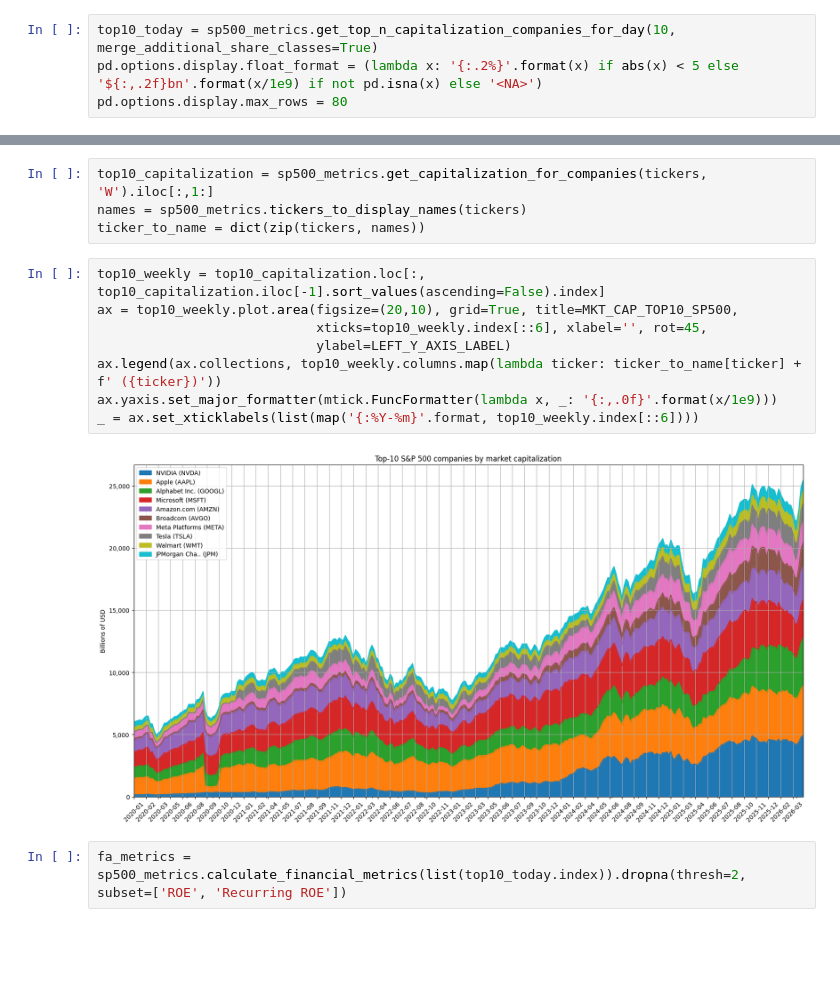
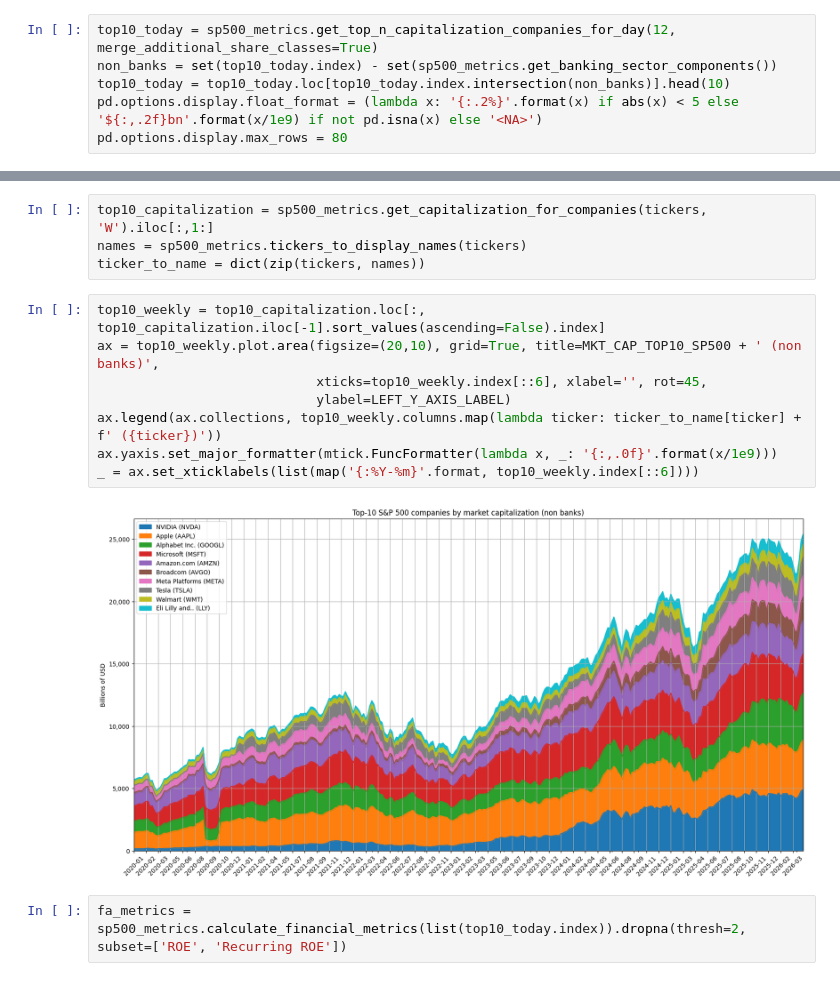
Before and after one commit to ilchen/US_Economic_Data_Analysis, a Jupyter notebook: Stock_Market_FA.ipynb, the cells around one changed output, grey strips where cells are left out. Saved outputs shown, nothing was run; the diff lists cells and outputs as text; blank space fills up the shorter version.

Commit message:
Excluded banks from ROIC analysis, improved explanations

```diff
--- a/Stock_Market_FA.ipynb
+++ b/Stock_Market_FA.ipynb
@@ -106,5 +110,7 @@ I first look at the 10 largest compnaies by market capitalizaiton as of the late
 # %%
-top10_today = sp500_metrics.get_top_n_capitalization_companies_for_day(10, merge_additional_share_classes=True)
+top10_today = sp500_metrics.get_top_n_capitalization_companies_for_day(12, merge_additional_share_classes=True)
+non_banks = set(top10_today.index) - set(sp500_metrics.get_banking_sector_components())
+top10_today = top10_today.loc[top10_today.index.intersection(non_banks)].head(10)
 pd.options.display.float_format = (lambda x: '{:.2%}'.format(x) if abs(x) < 5 else '${:,.2f}bn'.format(x/1e9) if not pd.isna(x) else '<NA>')
 pd.options.display.max_rows = 80
 # %%
@@ -134,14 +140,14 @@ names = sp500_metrics.tickers_to_display_names(tickers)
 ticker_to_name = dict(zip(tickers, names))
 # %%
 top10_weekly = top10_capitalization.loc[:, top10_capitalization.iloc[-1].sort_values(ascending=False).index]
-ax = top10_weekly.plot.area(figsize=(20,10), grid=True, title=MKT_CAP_TOP10_SP500,
+ax = top10_weekly.plot.area(figsize=(20,10), grid=True, title=MKT_CAP_TOP10_SP500 + ' (non banks)',
                             xticks=top10_weekly.index[::6], xlabel='', rot=45,
                             ylabel=LEFT_Y_AXIS_LABEL)
 ax.legend(ax.collections, top10_weekly.columns.map(lambda ticker: ticker_to_name[ticker] + f' ({ticker})'))
 ax.yaxis.set_major_formatter(mtick.FuncFormatter(lambda x, _: '{:,.0f}'.format(x/1e9)))
 _ = ax.set_xticklabels(list(map('{:%Y-%m}'.format, top10_weekly.index[::6])))
 # %% [output]
-[figure, old version]
+[figure, new version]
 # %%
 fa_metrics = sp500_metrics.calculate_financial_metrics(list(top10_today.index)).dropna(thresh=2, subset=['ROE', 'Recurring ROE'])
 # %% [markdown]
```
Also changed, not shown: parts of 17 cells of this notebook.
